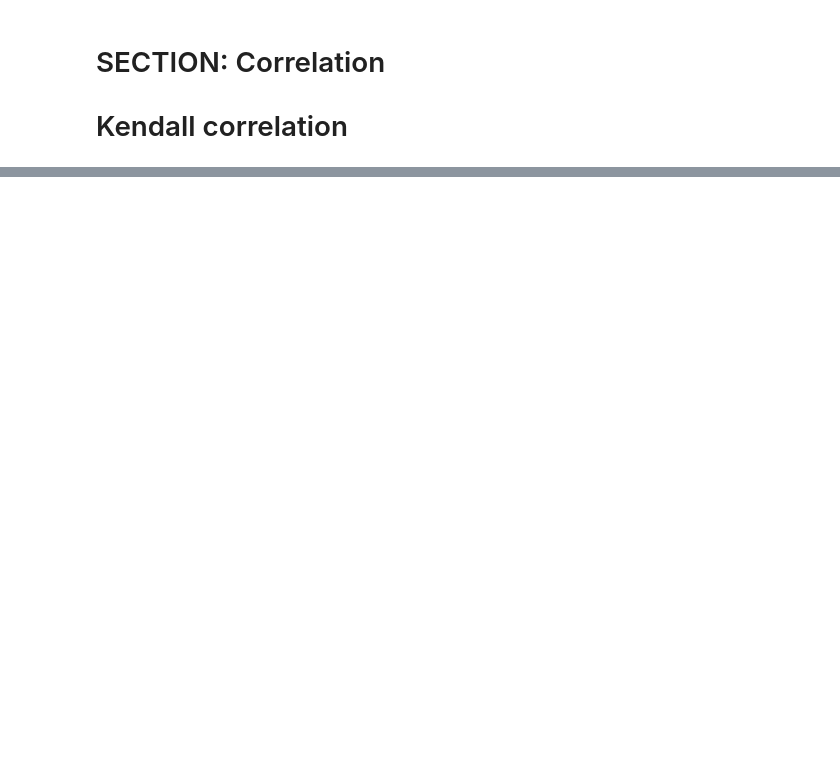
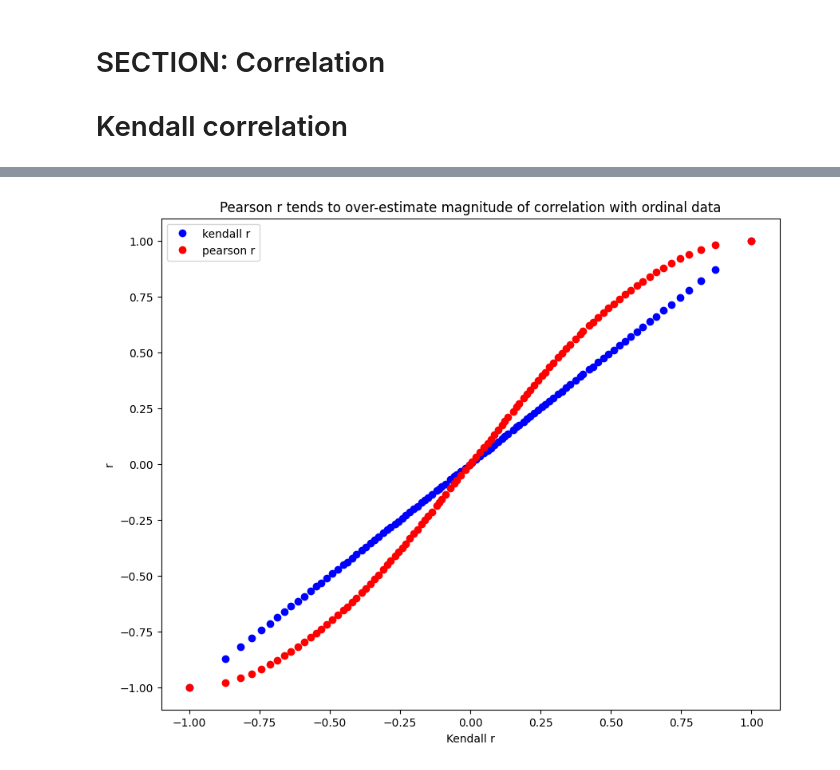
Before and after one commit to SiracencoSerghei/Statistics_and_ML, a Jupyter notebook: 2.8_correlation/stats_corr_Kendall.ipynb, the cells around one changed output, grey strips where cells are left out. Drawn from its saved outputs; the diff is of its cells as text; code cells hidden in the pictures; blank space fills up the shorter version.

```diff
--- a/2.8_correlation/stats_corr_Kendall.ipynb
+++ b/2.8_correlation/stats_corr_Kendall.ipynb
@@ -82,0 +160,33 @@ plt.show()
+# %%
+N = 100000 # data points per sample
+num_rs = 100
+r_vals = np.linspace(-1,1,num_rs) # will calc kendall and pearson r for each
+
+pearson_rs = np.zeros(num_rs)
+kendall_rs = np.zeros(num_rs)
+
+for i in range(num_rs):
+    x = np.random.rand(N)
+    y = np.random.rand(N)
+    r = r_vals[i]
+    y = x*r + y*np.sqrt(1-r**2)
+    pear_r, pear_p = stats.pearsonr(x,y)
+    ken_r, ken_p = stats.kendalltau(x,y)
+    pearson_rs[i] = pear_r
+    kendall_rs[i] = ken_r
+
+diff = pearson_rs - kendall_rs
+sq_err = diff**2
+max_sq_err = sq_err.max()
+max_id = np.where(sq_err==max_sq_err)
+# %%
+plt.figure(figsize=(10,8))
+plt.plot(kendall_rs, kendall_rs, 'bo')
+plt.plot(kendall_rs, pearson_rs, 'ro')
+plt.legend(['kendall r', 'pearson r'])
+plt.title("Pearson r tends to over-estimate magnitude of correlation with ordinal data")
+plt.xlabel("Kendall r")
+plt.ylabel("r")
+plt.show()
+# %% [output]
+[figure, added]
```
Also changed, not shown: parts of 9 cells of this notebook.
